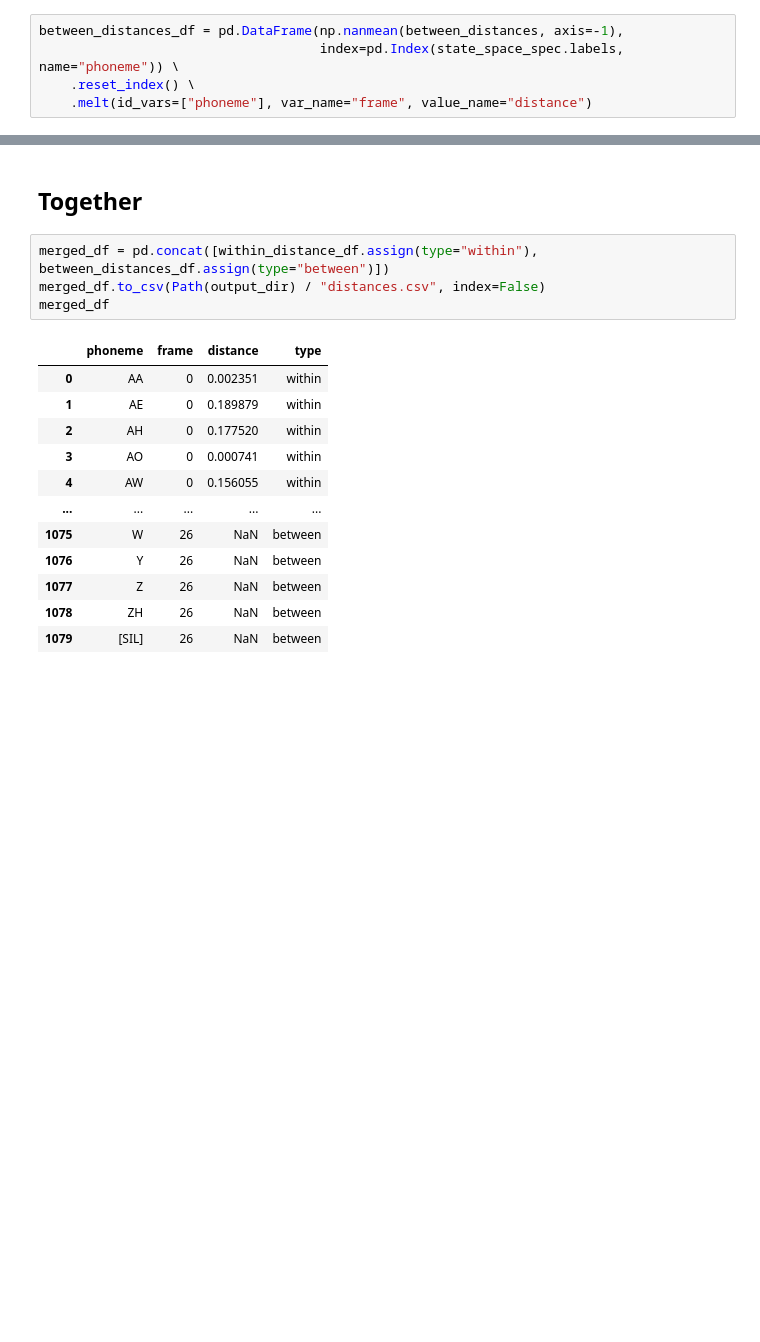
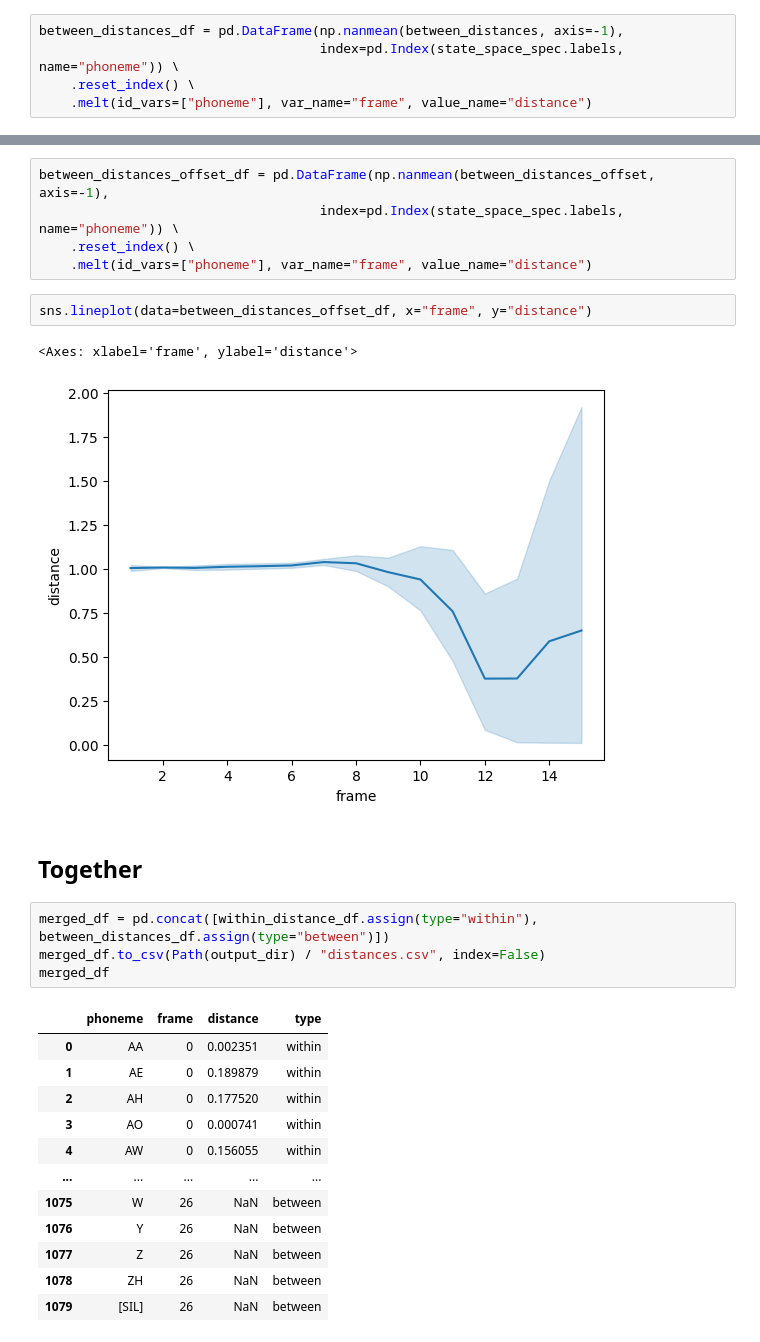
Before and after one commit to hans/ideal-word-representations, a Jupyter notebook: notebooks/phoneme_coherence.ipynb, the cells around one changed output, grey strips where cells are left out. Cells and saved outputs as stored; diff of their text form; blank space fills up the shorter version.

```diff
--- a/notebooks/phoneme_coherence.ipynb
+++ b/notebooks/phoneme_coherence.ipynb
@@ -150,3 +172,13 @@ sns.lineplot(data=between_distances_df, x="frame", y="distance")
+# %%
+between_distances_offset_df = pd.DataFrame(np.nanmean(between_distances_offset, axis=-1),
+                                    index=pd.Index(state_space_spec.labels, name="phoneme")) \
+    .reset_index() \
+    .melt(id_vars=["phoneme"], var_name="frame", value_name="distance")
+# %%
+sns.lineplot(data=between_distances_offset_df, x="frame", y="distance")
+# %% [output]
+<Axes: xlabel='frame', ylabel='distance'>
+[figure, added]
 # %% [markdown]
 ## Together
 # %%
```
Also changed, not shown: parts of 15 cells of this notebook.
